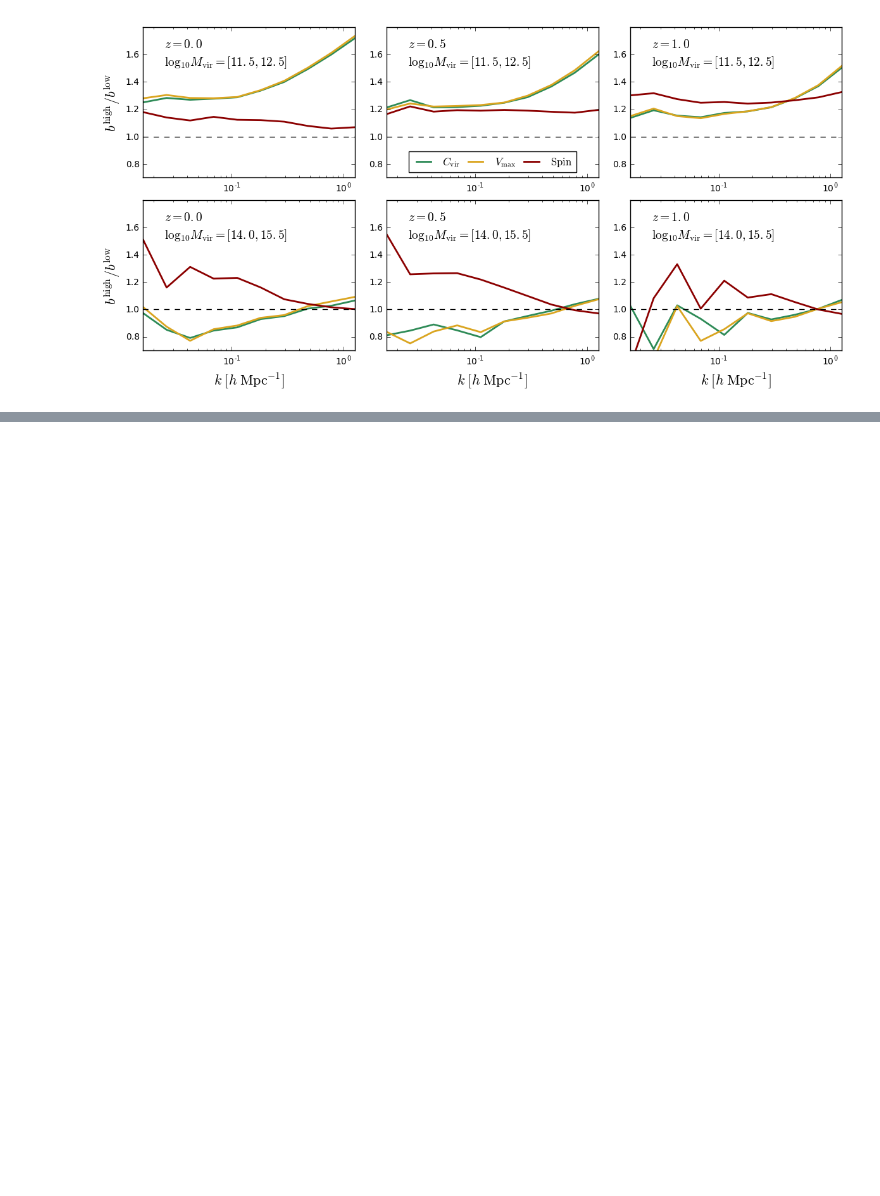
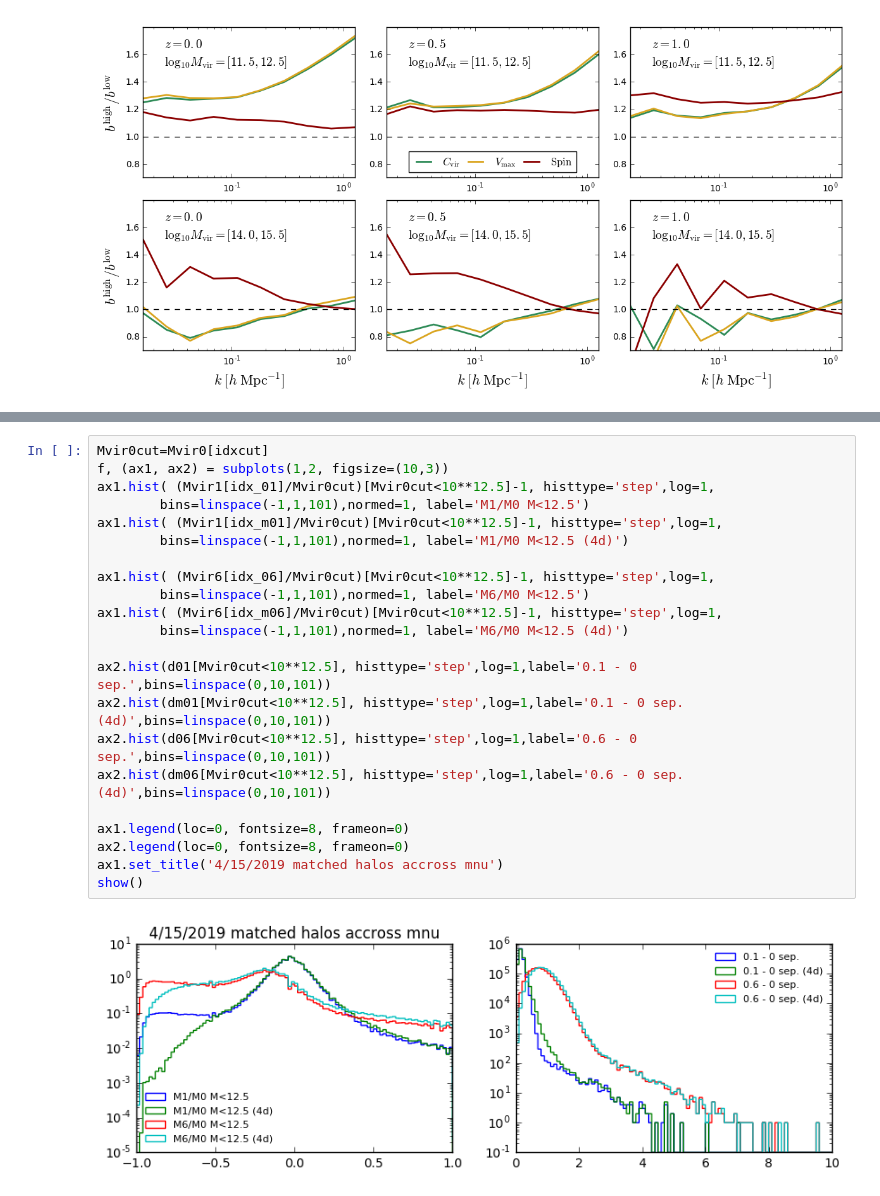
Before and after one commit to liuxx479/NUassemblybias, a Jupyter notebook: AB.ipynb, the cells around one changed output, grey strips where cells are left out. Drawn from its saved outputs; the diff is of its cells as text; blank space fills up the shorter version.

```diff
--- a/AB.ipynb
+++ b/AB.ipynb
@@ -412,0 +466,24 @@ subplots_adjust(left=0.06, bottom=0.1, right=0.98, top=0.95, wspace=0.15, hspace
+# %%
+Mvir0cut=Mvir0[idxcut]
+f, (ax1, ax2) = subplots(1,2, figsize=(10,3))
+ax1.hist( (Mvir1[idx_01]/Mvir0cut)[Mvir0cut<10**12.5]-1, histtype='step',log=1,
+        bins=linspace(-1,1,101),normed=1, label='M1/M0 M<12.5')
+ax1.hist( (Mvir1[idx_m01]/Mvir0cut)[Mvir0cut<10**12.5]-1, histtype='step',log=1,
+        bins=linspace(-1,1,101),normed=1, label='M1/M0 M<12.5 (4d)')
+
+ax1.hist( (Mvir6[idx_06]/Mvir0cut)[Mvir0cut<10**12.5]-1, histtype='step',log=1,
+        bins=linspace(-1,1,101),normed=1, label='M6/M0 M<12.5')
+ax1.hist( (Mvir6[idx_m06]/Mvir0cut)[Mvir0cut<10**12.5]-1, histtype='step',log=1,
+        bins=linspace(-1,1,101),normed=1, label='M6/M0 M<12.5 (4d)')
+
+ax2.hist(d01[Mvir0cut<10**12.5], histtype='step',log=1,label='0.1 - 0 sep.',bins=linspace(0,10,101))
+ax2.hist(dm01[Mvir0cut<10**12.5], histtype='step',log=1,label='0.1 - 0 sep. (4d)',bins=linspace(0,10,101))
+ax2.hist(d06[Mvir0cut<10**12.5], histtype='step',log=1,label='0.6 - 0 sep.',bins=linspace(0,10,101))
+ax2.hist(dm06[Mvir0cut<10**12.5], histtype='step',log=1,label='0.6 - 0 sep. (4d)',bins=linspace(0,10,101))
+
+ax1.legend(loc=0, fontsize=8, frameon=0)
+ax2.legend(loc=0, fontsize=8, frameon=0)
+ax1.set_title('4/15/2019 matched halos accross mnu')
+show()
+# %% [output]
+[figure, added]
```
Also changed, not shown: parts of 10 cells of this notebook.
